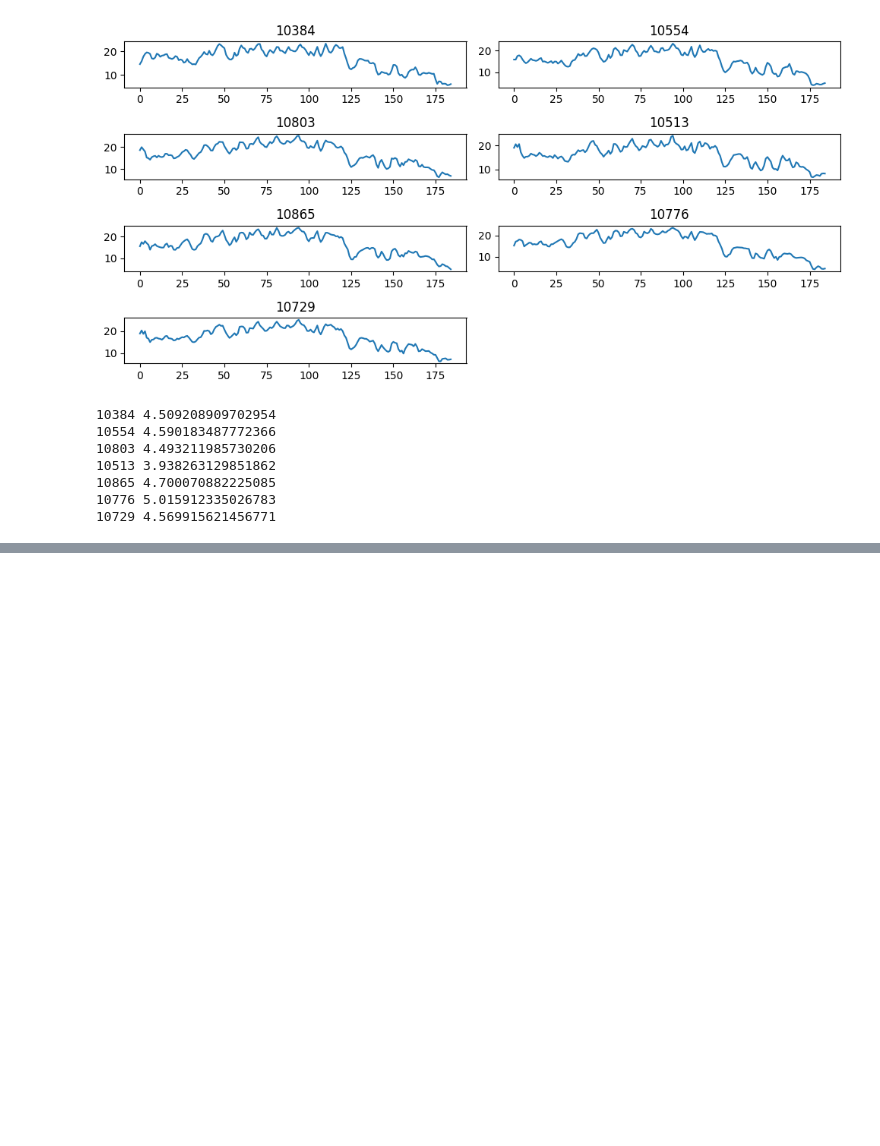
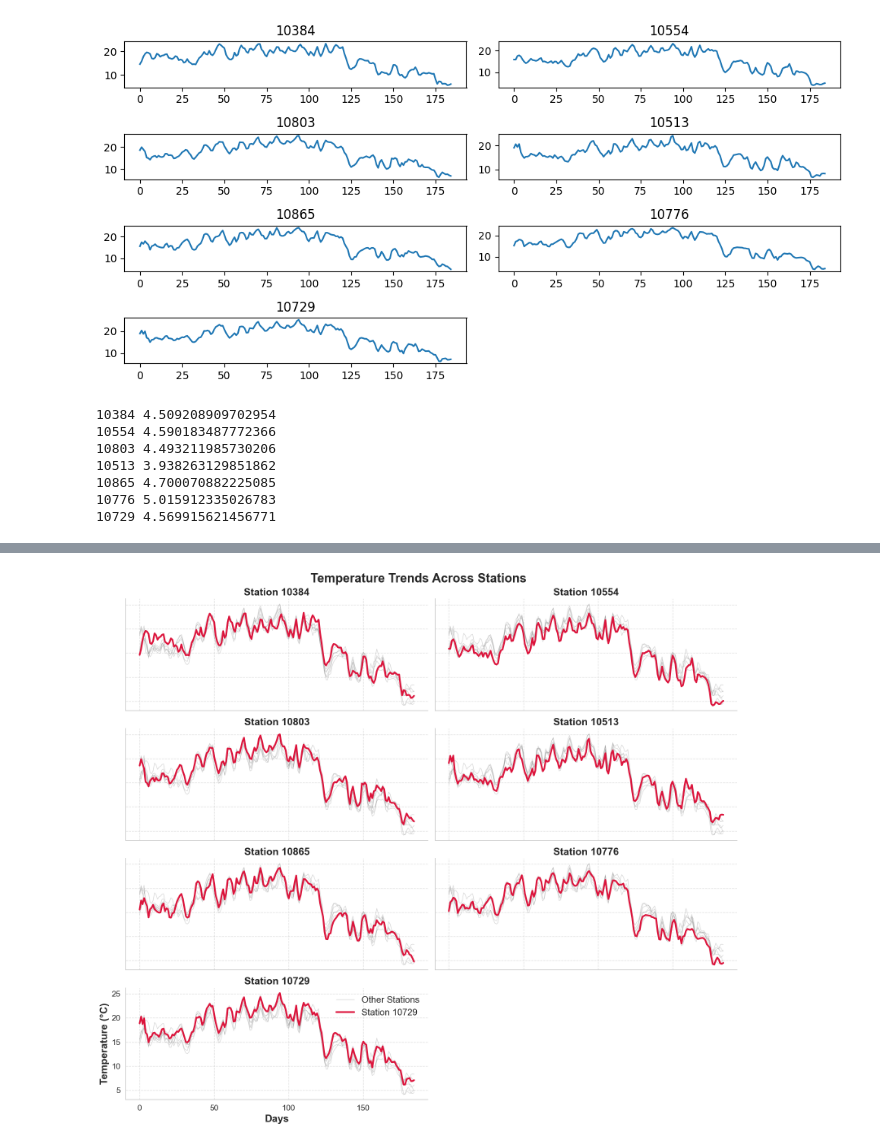
Before and after one commit to Fohlen/weather_experiment, a Jupyter notebook: analysis/Descriptive_Statistics.ipynb, the cells around one changed output, grey strips where cells are left out. Saved outputs shown, nothing was run; the diff lists cells and outputs as text; code cells hidden in the pictures; blank space fills up the shorter version.

```diff
--- a/analysis/Descriptive_Statistics.ipynb
+++ b/analysis/Descriptive_Statistics.ipynb
@@ -140,0 +196,94 @@ for station_id in valid_stations:
+# %%
+import pandas as pd
+import matplotlib.pyplot as plt
+import seaborn as sns
+from collections import defaultdict
+from itertools import chain
+
+# Set Seaborn style
+sns.set_theme(style="whitegrid")
+
+# Convert temperature to Celsius
+temperature_df = df[df["parameter"] == "temperature_air_mean_200"].copy()
+temperature_df["temp_c"] = temperature_df["value"].astype(float) - 273.15
+
+# Prepare precipitation data
+precipitation_df = df[df["parameter"] == "precipitation_height_significant_weather_last_1h"].copy()
+
+# Group data by station and forecast day
+temp_forecasts = defaultdict(list)
+precip_forecasts = defaultdict(list)
+
+for station_id in valid_stations:
+    station_temp = temperature_df[temperature_df["station_id"] == station_id]
+    station_precip = precipitation_df[precipitation_df["station_id"] == station_id]
+
+    for index, group in station_temp.groupby(station_temp.forecast_time.dt.dayofyear):
+        temp_forecasts[station_id].append(group.temp_c.mean())
+
+    for index, group in station_precip.groupby(station_precip.forecast_time.dt.dayofyear):
+        precip_forecasts[station_id].append(group.value.mean())
+
+# Function to plot weather data with optimized layout
+def plot_weather(data_dict, title, ylabel, main_color):
+    fig, axs = plt.subplots(4, 2, figsize=(16, 14))  # Increased figure size for better visibility
+
+    # Flatten the subplots grid
+    axs = list(chain.from_iterable(axs))
+
+    for i, (ax, (station_id, values)) in enumerate(zip(axs, data_dict.items())):
+        first_other_station = True  # Track if "Other Stations" label has been added
+
+        # Plot background stations in light gray
+        for other_station, other_values in data_dict.items():
+            if other_station != station_id:
+                label = "Other Stations" if first_other_station else ""  # Only add label once
+                ax.plot(other_values, color="gray", alpha=0.3, linewidth=1, label=label)
+                first_other_station = False  # Ensure label is not repeated
+
+        # Plot the main station in bold
+        ax.plot(values, color=main_color, linewidth=3, label=f"Station {station_id}")
+
+        # Titles and styling
+        ax.set_title(f"Station {station_id}", fontsize=18, fontweight="bold")
+
+        # Only show x and y labels on the bottom-left plot
+        if i == len(axs) - 2:  # Bottom-left subplot
+            ax.set_xlabel("Days", fontsize=18, fontweight="bold")
+            ax.set_ylabel(ylabel, fontsize=18, fontweight="bold")
+
+            # Add legend only to this subplot with **bigger font**
+            ax.legend(loc="upper right", fontsize=16, frameon=False)
+        else:
+            ax.set_xlabel("")
+            ax.set_ylabel("")
+            ax.set_xticklabels([])
+            ax.set_yticklabels([])
+
+        # Improve grid and visibility
+        ax.spines["top"].set_visible(False)
+        ax.spines["right"].set_visible(False)
+        ax.grid(True, linestyle="--", alpha=0.6)
+
+        # Increase x-axis step size (show only 0, 50, 100, 150, ...)
+        ax.set_xticks(range(0, len(values), 50))
+
+        # **Increase tick label size for better readability**
+        ax.tick_params(axis="both", which="both", labelsize=14, width=2)
+
+    # Remove last subplot if there are only 7 stations
+    if len(valid_stations) == 7:
+        axs[-1].axis("off")
+
+    # Bigger main title
+    fig.suptitle(title, fontsize=22, fontweight="bold")
+    plt.tight_layout()
+    plt.show()
+
+# Plot Temperature with larger legend and better axis formatting
+plot_weather(temp_forecasts, "Temperature Trends Across Stations", "Temperature (°C)", "crimson")
+
+# Plot Precipitation with larger legend and better axis formatting
+plot_weather(precip_forecasts, "Precipitation Trends Across Stations", "Precipitation (mm)", "royalblue")
+# %% [output]
+[figure, added]
```
Also changed, not shown: parts of 3 cells of this notebook, 5 other files.
